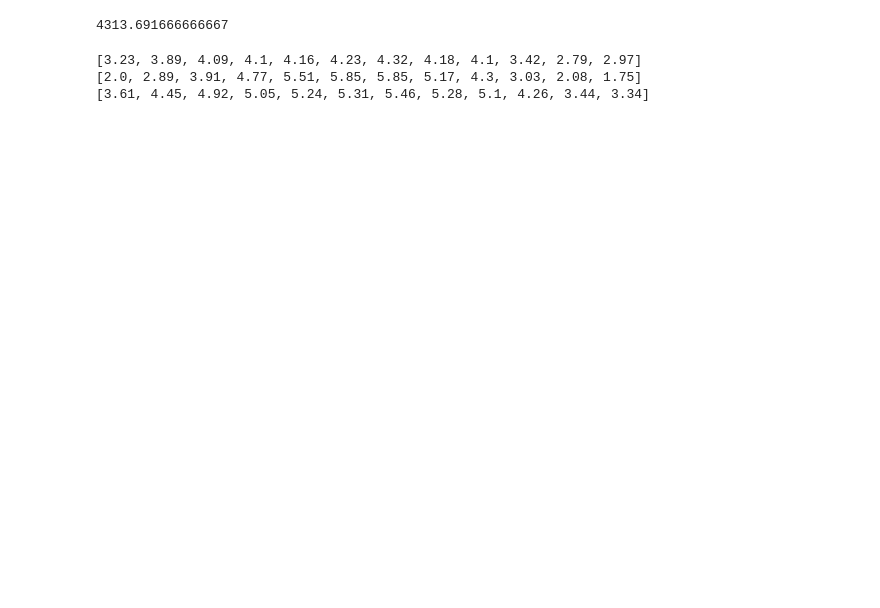
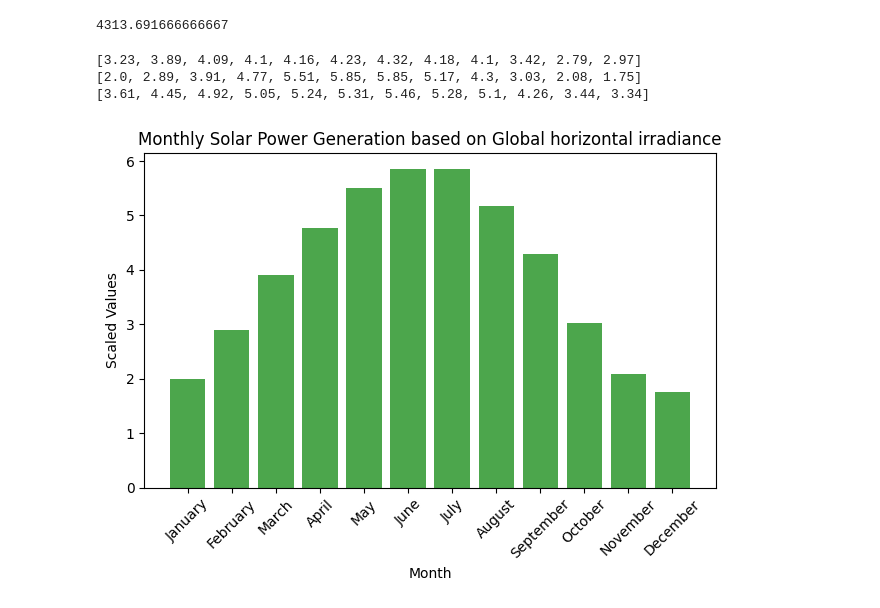
Before and after one commit to vaishnavi23-03/ISRO_hackathon, a Jupyter notebook: AnnualPowerOutput.ipynb, the cells around one changed output. Cells and saved outputs as stored; diff of their text form; code cells hidden in the pictures; blank space fills up the shorter version.

Commit message:
monthly output graph

```diff
--- a/AnnualPowerOutput.ipynb
+++ b/AnnualPowerOutput.ipynb
@@ -54,3 +54,24 @@ print(avg_tilt_list)
 [3.23, 3.89, 4.09, 4.1, 4.16, 4.23, 4.32, 4.18, 4.1, 3.42, 2.79, 2.97]
 [2.0, 2.89, 3.91, 4.77, 5.51, 5.85, 5.85, 5.17, 4.3, 3.03, 2.08, 1.75]
 [3.61, 4.45, 4.92, 5.05, 5.24, 5.31, 5.46, 5.28, 5.1, 4.26, 3.44, 3.34]
+# %%
+import matplotlib.pyplot as plt
+import numpy as np
+
+months = ['January', 'February', 'March', 'April', 'May', 'June', 'July', 'August', 'September', 'October', 'November', 'December']
+values = [2.0, 2.89, 3.91, 4.77, 5.51, 5.85, 5.85, 5.17, 4.3, 3.03, 2.08, 1.75]
+
+fig, ax = plt.subplots()
+
+ax.bar(months, values, color='g', alpha=0.7)
+
+ax.set_xlabel('Month')
+ax.set_ylabel('Scaled Values')
+ax.set_title('Monthly Solar Power Generation based on Global horizontal irradiance')
+
+plt.xticks(rotation=45)
+
+plt.tight_layout()
+plt.show()
+# %% [output]
+[figure, added]
```
